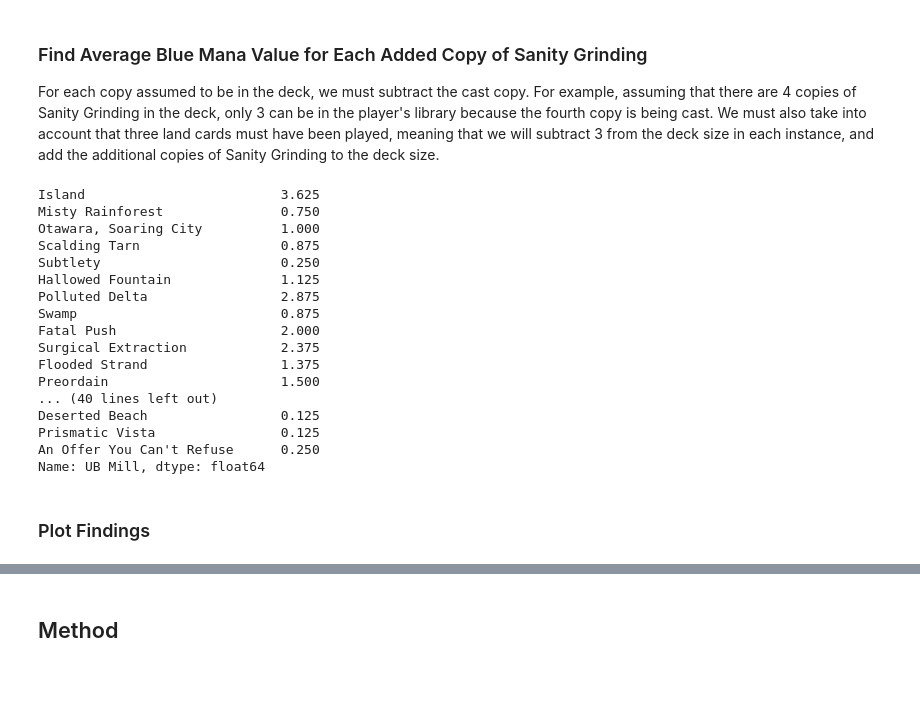
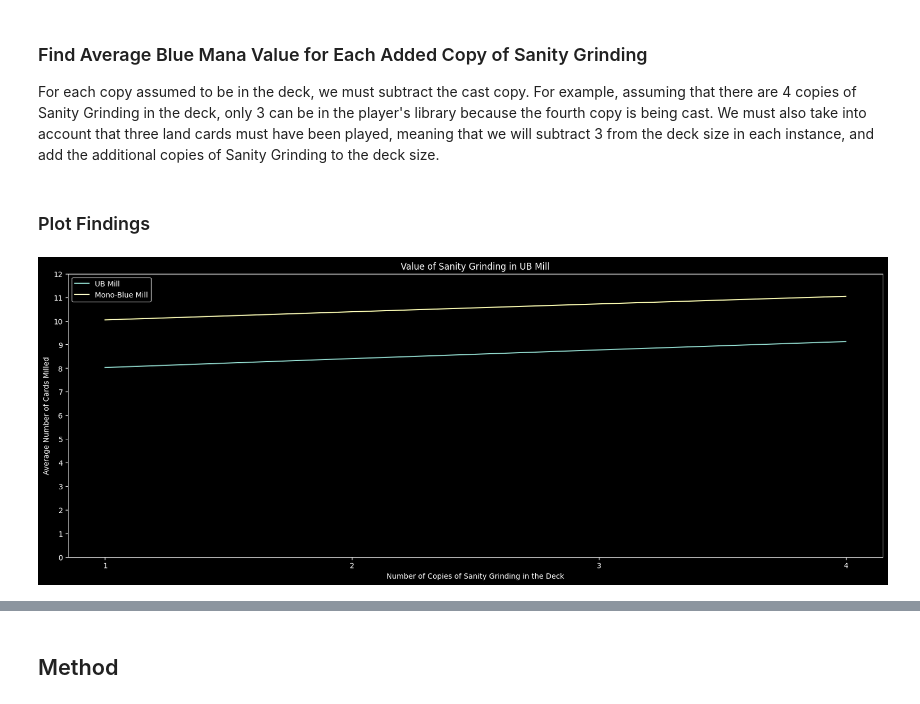
Before and after one commit to akingsley319/mtg_project, a Jupyter notebook: notebooks/EDA_Mill.ipynb, the cells around one changed output, grey strips where cells are left out. Drawn from its saved outputs; the diff is of its cells as text; code cells hidden in the pictures; blank space fills up the shorter version.

```diff
--- a/notebooks/EDA_Mill.ipynb
+++ b/notebooks/EDA_Mill.ipynb
@@ -470,0 +424,3 @@ ValueError: cannot reindex on an axis with duplicate labels
+# %%
+MainboardMillMean_U = MainboardMillMean.copy()
+MainboardMillMean_Total = MainboardMillMean.copy()
@@ -472,30 +448,35 @@ ValueError: cannot reindex on an axis with duplicate labels
 ### Find Average Blue Mana Value for Each Added Copy of Sanity Grinding
 
 For each copy assumed to be in the deck, we must subtract the cast copy. For example, assuming that there are 4 copies of Sanity Grinding in the deck, only 3 can be in the player's library because the fourth copy is being cast. We must also take into account that three land cards must have been played, meaning that we will subtract 3 from the deck size in each instance, and add the additional copies of Sanity Grinding to the deck size.
-# %%
-MainboardMillMean
-# %% [output]
-Island                         3.625
-Misty Rainforest               0.750
-Otawara, Soaring City          1.000
-Scalding Tarn                  0.875
-Subtlety                       0.250
-Hallowed Fountain              1.125
-Polluted Delta                 2.875
-Swamp                          0.875
-Fatal Push                     2.000
-Surgical Extraction            2.375
-Flooded Strand                 1.375
-Preordain                      1.500
-... (40 lines left out)
-Deserted Beach                 0.125
-Prismatic Vista                0.125
-An Offer You Can't Refuse      0.250
-Name: UB Mill, dtype: float64
-# %%
-average value = []
-
-for i in range(0,4):
-    average_b_value =
+# %%
+average_sg_value = []
+average_sg_value_total = []
+
+for i in range(0,4):
+    average_b_value = (total_blue_pips + (i * 3)) / (mill_deck_size - 3 + i)
+    average_sg_value.append(average_b_value * 10)
+
+    average_total_value = (total_pips + (i * 3)) / (mill_deck_size - 3 + i)
+    average_sg_value_total.append(average_total_value * 10)
 # %% [markdown]
 ### Plot Findings
+# %%
+fig = plt.figure(figsize=(20,7))
+ax = fig.add_subplot(111)
+
+ax.plot([i for i in range(1,5)], average_sg_value, label="UB Mill")
+ax.plot([i for i in range(1,5)], average_sg_value_total, label="Mono-Blue Mill")
+
+plt.title("Value of Sanity Grinding in UB Mill")
+
+plt.xlabel("Number of Copies of Sanity Grinding in the Deck")
+plt.ylabel("Average Number of Cards Milled")
+
+plt.xticks([i for i in range(1,5)])
+plt.yticks([i for i in range(0, 13)])
+
+plt.legend()
+
+plt.show()
+# %% [output]
+[figure, added]
```
Also changed, not shown: parts of 20 cells of this notebook.
